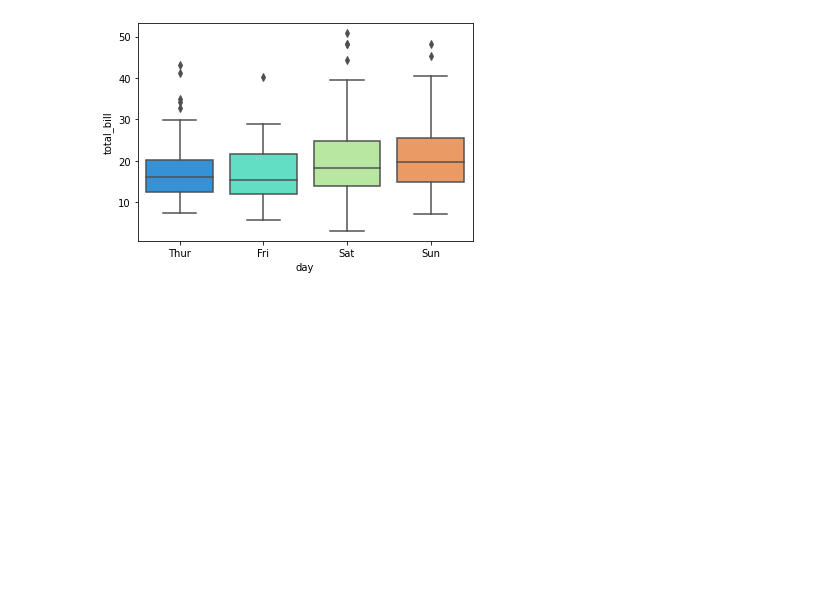
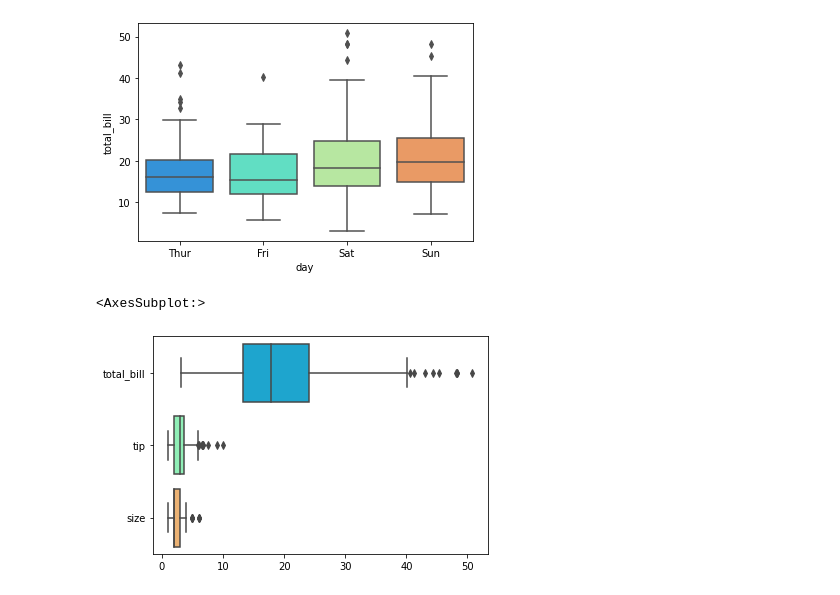
Before and after one commit to 2ThuyThuy/Data-analysis-and-data-visualization, a Jupyter notebook: Data_Visualization_Seaborn/intro_Seaborn.ipynb, the cells around one changed output. Saved outputs shown, nothing was run; the diff lists cells and outputs as text; code cells hidden in the pictures; blank space fills up the shorter version.

```diff
--- a/Data_Visualization_Seaborn/intro_Seaborn.ipynb
+++ b/Data_Visualization_Seaborn/intro_Seaborn.ipynb
@@ -161,3 +161,8 @@ sns.boxplot(x='day', y='total_bill',data=tips, palette='rainbow')
 # %% [output]
 <AxesSubplot:xlabel='day', ylabel='total_bill'>
 [figure]
+# %%
+sns.boxplot(data=tips,palette='rainbow',orient='h')
+# %% [output]
+<AxesSubplot:>
+[figure, added]
```
Also changed, not shown: parts of 7 cells of this notebook.
